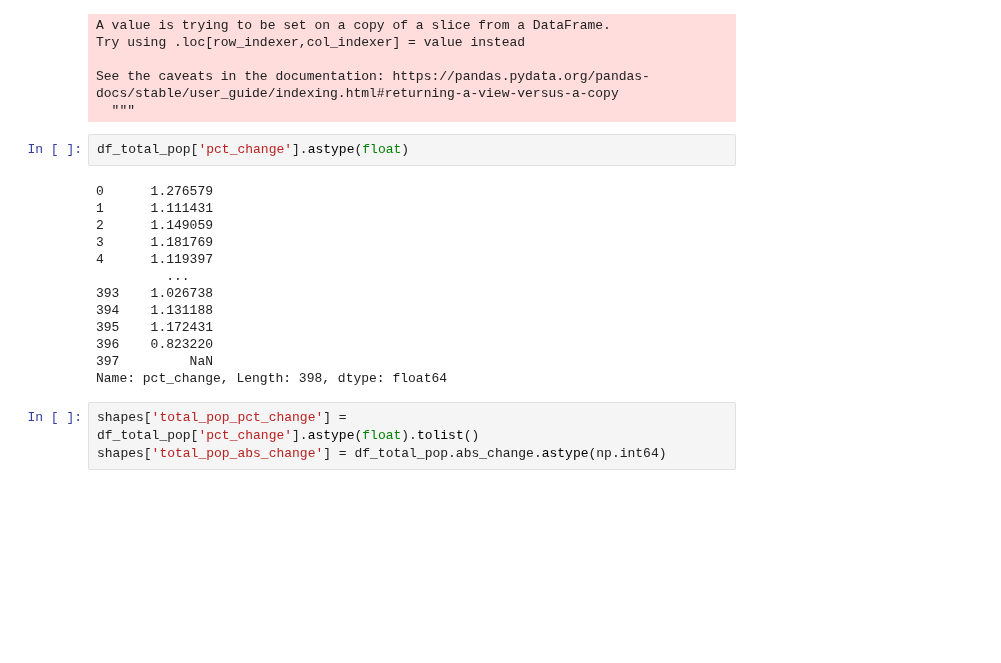
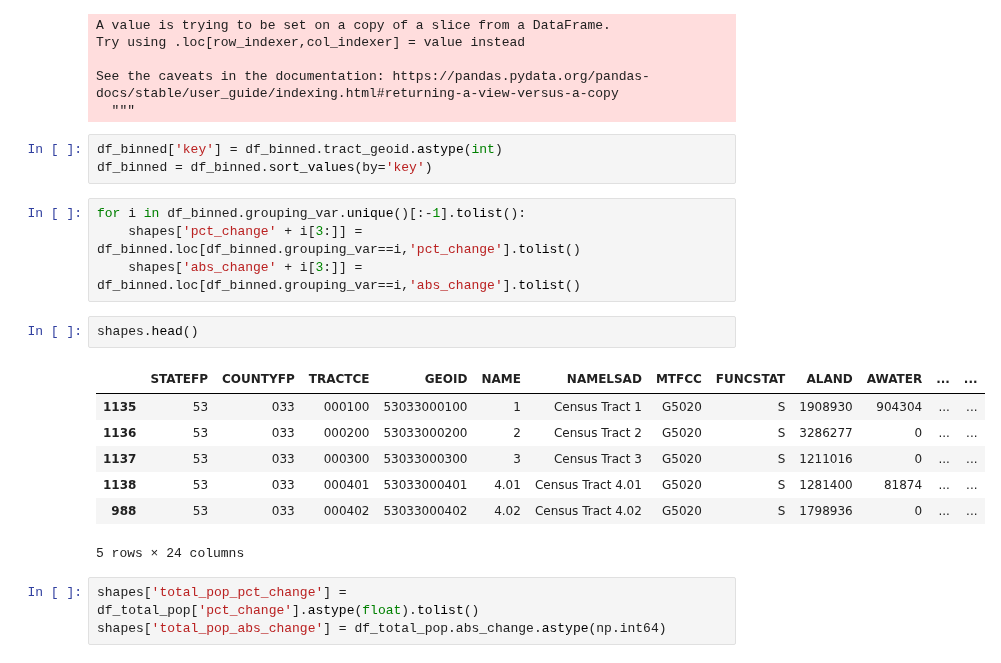
Before and after one commit to beatrixkh/explore_census_2020_dp, a Jupyter notebook: explore/checkout_population_characteristics/2020_05_14_quantify_2010_2018_population_change_WA.ipynb, the cells around one changed output. Saved outputs shown, nothing was run; the diff lists cells and outputs as text; blank space fills up the shorter version.

```diff
--- a/explore/checkout_population_characteristics/2020_05_14_quantify_2010_2018_population_change_WA.ipynb
+++ b/explore/checkout_population_characteristics/2020_05_14_quantify_2010_2018_population_change_WA.ipynb
@@ -234,21 +255,23 @@ Try using .loc[row_indexer,col_indexer] = value instead
 
 See the caveats in the documentation: https://pandas.pydata.org/pandas-docs/stable/user_guide/indexing.html#returning-a-view-versus-a-copy
   """
-# %%
-df_total_pop['pct_change'].astype(float)
-# %% [output]
-0      1.276579
-1      1.111431
-2      1.149059
-3      1.181769
-4      1.119397
-         ...
-393    1.026738
-394    1.131188
-395    1.172431
-396    0.823220
-397         NaN
-Name: pct_change, Length: 398, dtype: float64
+# %%
+df_binned['key'] = df_binned.tract_geoid.astype(int)
+df_binned = df_binned.sort_values(by='key')
+# %%
+for i in df_binned.grouping_var.unique()[:-1].tolist():
+    shapes['pct_change' + i[3:]] = df_binned.loc[df_binned.grouping_var==i,'pct_change'].tolist()
+    shapes['abs_change' + i[3:]] = df_binned.loc[df_binned.grouping_var==i,'abs_change'].tolist()
+# %%
+shapes.head()
+# %% [output]
+|  | STATEFP | COUNTYFP | TRACTCE | GEOID | NAME | NAMELSAD | MTFCC | FUNCSTAT | ALAND | AWATER | ... | ... |
+| 1135 | 53 | 033 | 000100 | 53033000100 | 1 | Census Tract 1 | G5020 | S | 1908930 | 904304 | ... | ... |
+| 1136 | 53 | 033 | 000200 | 53033000200 | 2 | Census Tract 2 | G5020 | S | 3286277 | 0 | ... | ... |
+| 1137 | 53 | 033 | 000300 | 53033000300 | 3 | Census Tract 3 | G5020 | S | 1211016 | 0 | ... | ... |
+| 1138 | 53 | 033 | 000401 | 53033000401 | 4.01 | Census Tract 4.01 | G5020 | S | 1281400 | 81874 | ... | ... |
+| 988 | 53 | 033 | 000402 | 53033000402 | 4.02 | Census Tract 4.02 | G5020 | S | 1798936 | 0 | ... | ... |
+5 rows × 24 columns
 # %%
 shapes['total_pop_pct_change'] = df_total_pop['pct_change'].astype(float).tolist()
 shapes['total_pop_abs_change'] = df_total_pop.abs_change.astype(np.int64)
```
Also changed, not shown: parts of 11 cells of this notebook.
